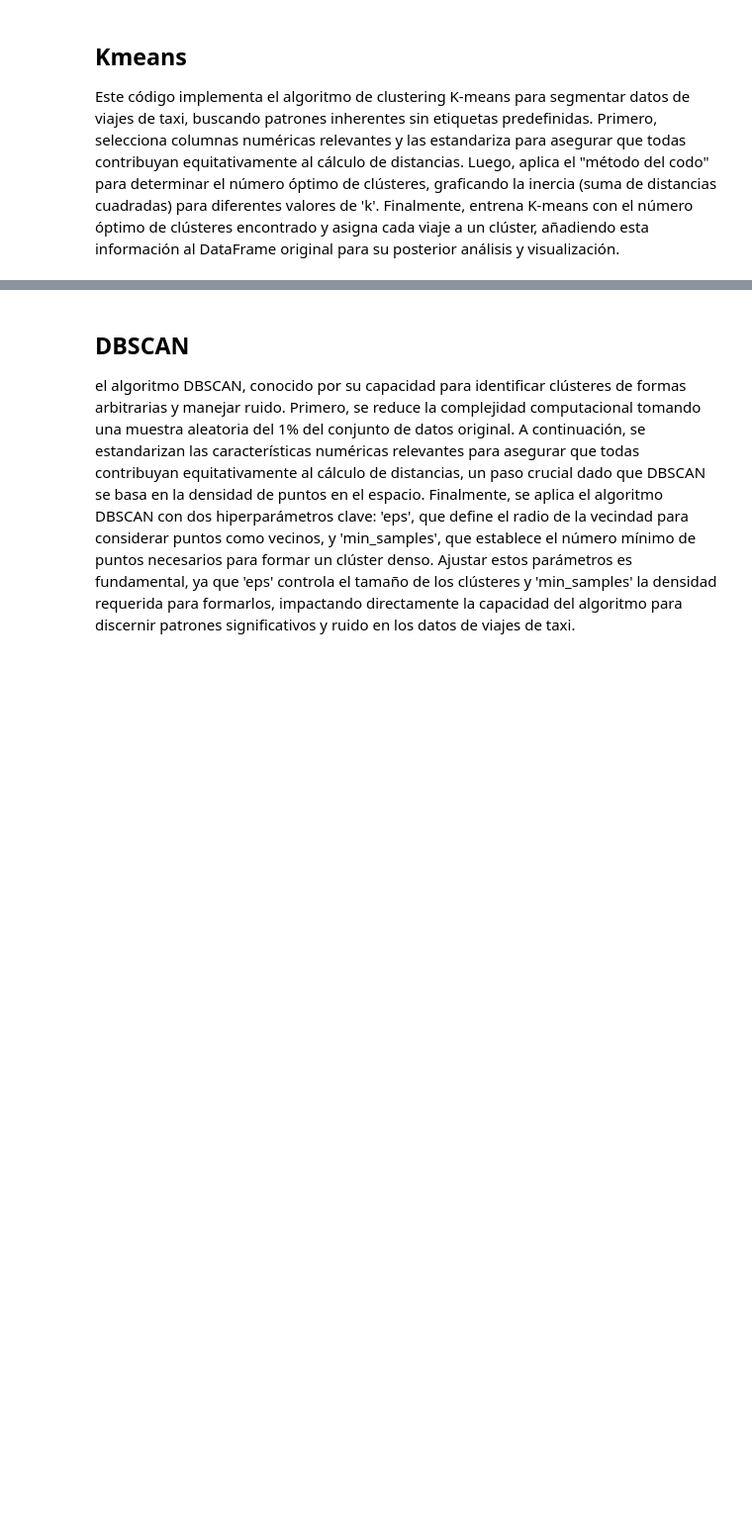
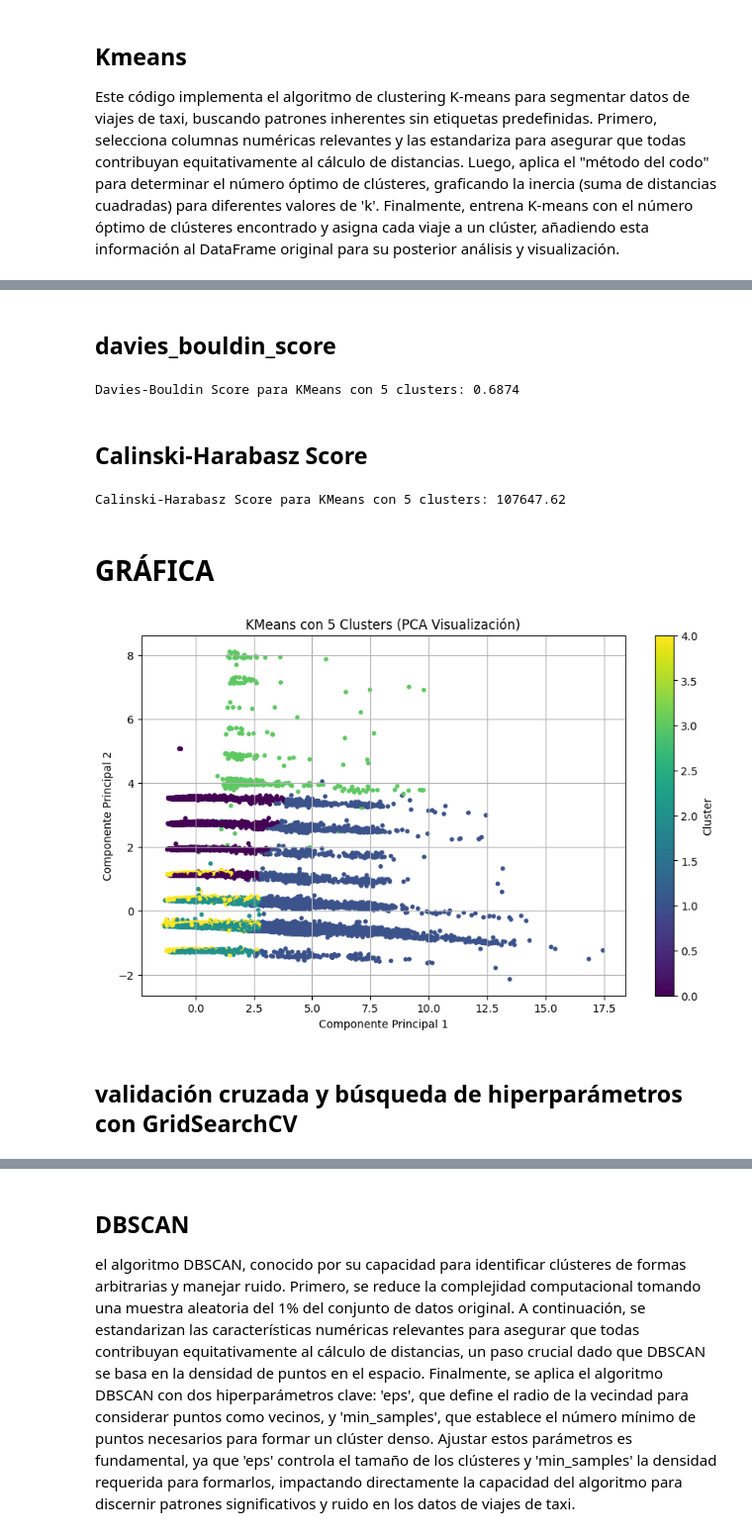
Before and after one commit to yeisondelatorre/ML_trabajofinal, a Jupyter notebook: _sources/notebooks.ipynb, the cells around one changed output, grey strips where cells are left out. Shown at 99% size. Cells and saved outputs as stored; diff of their text form; code cells hidden in the pictures; blank space fills up the shorter version.

```diff
--- a/_sources/notebooks.ipynb
+++ b/_sources/notebooks.ipynb
@@ -832,0 +863,15 @@ plt.show()
+# %%
+# Variables
+numeric_features = ['Distance', 'Passengers', 'tolls_amount', 'Duration_seconds', 'total_amount']
+categorical_features = ['payment_type', 'RatecodeID']
+# Preprocesador
+
+preprocessor = ColumnTransformer([
+    ('num', StandardScaler(), numeric_features),
+    ('cat', OneHotEncoder(handle_unknown='ignore'), categorical_features)
+])
+# %%
+X = df_clustering[numeric_features + categorical_features]
+X_transf = preprocessor.fit_transform(X)
+# %%
+X_sample = resample(X_transf, n_samples=150000, random_state=42)
@@ -832,0 +898,60 @@ plt.show()
+# %% [markdown]
+## davies_bouldin_score
+# %%
+from sklearn.cluster import KMeans
+from sklearn.metrics import davies_bouldin_score
+
+# Entrenar el modelo KMeans con 5 clusters
+kmeans_5_db = KMeans(n_clusters=5, random_state=42)
+kmeans_5_db.fit(X_sample)
+
+# Obtener las etiquetas
+labels_5_db = kmeans_5_db.labels_
+
+# Calcular el Davies-Bouldin Score
+db_score_5 = davies_bouldin_score(X_sample, labels_5_db)
+
+# Mostrar resultado
+print(f"Davies-Bouldin Score para KMeans con 5 clusters: {db_score_5:.4f}")
+# %% [output]
+Davies-Bouldin Score para KMeans con 5 clusters: 0.6874
+# %% [markdown]
+## Calinski-Harabasz Score
+# %%
+from sklearn.cluster import KMeans
+from sklearn.metrics import calinski_harabasz_score
+
+# Entrenar el modelo KMeans con 5 clusters
+kmeans_5_ch = KMeans(n_clusters=5, random_state=42)
+kmeans_5_ch.fit(X_sample)
+
+# Obtener las etiquetas
+labels_5_ch = kmeans_5_ch.labels_
+
+# Calcular el Calinski-Harabasz Score
+ch_score_5 = calinski_harabasz_score(X_sample, labels_5_ch)
+
+# Mostrar resultado
+print(f"Calinski-Harabasz Score para KMeans con 5 clusters: {ch_score_5:.2f}")
+# %% [output]
+Calinski-Harabasz Score para KMeans con 5 clusters: 107647.62
+# %% [markdown]
+# GRÁFICA
+# %%
+# Reducir dimensiones con PCA para visualizar
+pca_5 = PCA(n_components=2)
+X_reduced_5 = pca_5.fit_transform(X_sample)
+
+# Graficar clusters
+plt.figure(figsize=(10, 6))
+plt.scatter(X_reduced_5[:, 0], X_reduced_5[:, 1], c=labels_5, cmap='viridis', s=10)
+plt.title("KMeans con 5 Clusters (PCA Visualización)")
+plt.xlabel("Componente Principal 1")
+plt.ylabel("Componente Principal 2")
+plt.colorbar(label='Cluster')
+plt.grid(True)
+plt.show()
+# %% [output]
+[figure, added]
+# %% [markdown]
+## validación cruzada y búsqueda de hiperparámetros con GridSearchCV
```
Also changed, not shown: parts of 52 cells of this notebook, 14 other files.
